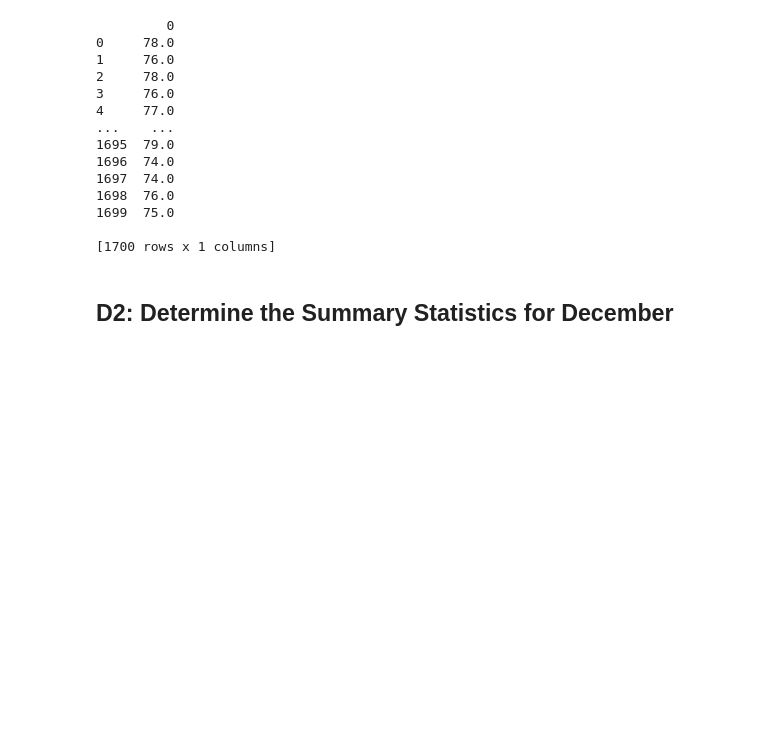
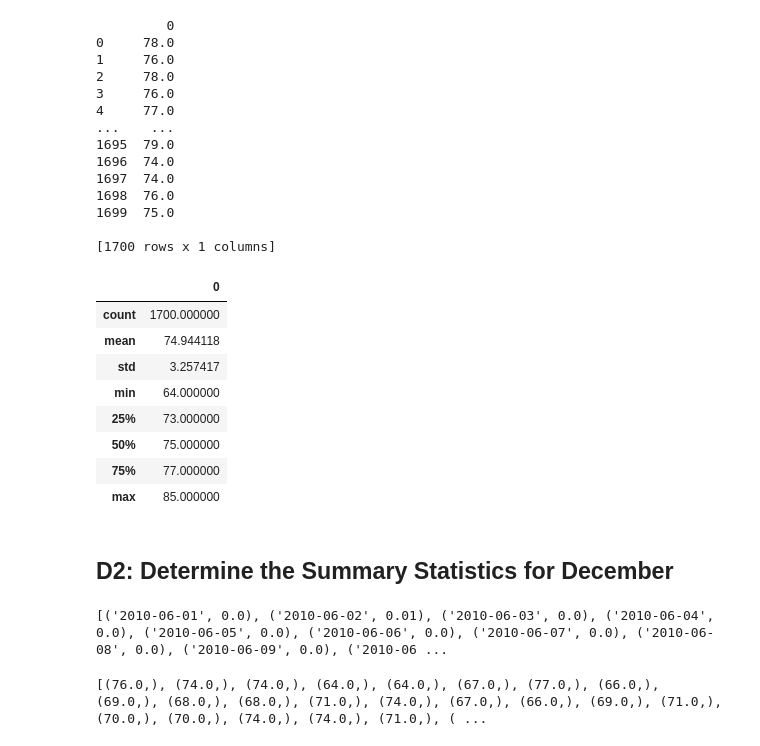
Before and after one commit to luhlna/surfs_up, a Jupyter notebook: SurfsUp_Challenge.ipynb, the cells around one changed output. Saved outputs shown, nothing was run; the diff lists cells and outputs as text; code cells hidden in the pictures; blank space fills up the shorter version.

Commit message:
Deliverable 2: Determine the Summary Statistics for December

```diff
--- a/SurfsUp_Challenge.ipynb
+++ b/SurfsUp_Challenge.ipynb
@@ -67,11 +67,31 @@ print(june_temp_df)
 [1700 rows x 1 columns]
 # %%
 # 5. Calculate and print out the summary statistics for the June temperature DataFrame.
+june_temp_df.describe()
+# %% [output]
+|  | 0 |
+| count | 1700.000000 |
+| mean | 74.944118 |
+| std | 3.257417 |
+| min | 64.000000 |
+| 25% | 73.000000 |
+| 50% | 75.000000 |
+| 75% | 77.000000 |
+| max | 85.000000 |
 # %% [markdown]
 ## D2: Determine the Summary Statistics for December
 # %%
 # 6. Write a query that filters the Measurement table to retrieve the temperatures for the month of December.
+december_results = []
+december_results = session.query(Measurement.date, Measurement.prcp).filter(extract('month', Measurement.date)== 12).all()
+print(june_results)
+# %% [output]
+[('2010-06-01', 0.0), ('2010-06-02', 0.01), ('2010-06-03', 0.0), ('2010-06-04', 0.0), ('2010-06-05', 0.0), ('2010-06-06', 0.0), ('2010-06-07', 0.0), ('2010-06-08', 0.0), ('2010-06-09', 0.0), ('2010-06 ...
 # %%
 # 7. Convert the December temperatures to a list.
+december_temp = session.query(Measurement.tobs).filter(extract('month',Measurement.date)==12).all()
+print(december_temp)
+# %% [output]
+[(76.0,), (74.0,), (74.0,), (64.0,), (64.0,), (67.0,), (77.0,), (66.0,), (69.0,), (68.0,), (68.0,), (71.0,), (74.0,), (67.0,), (66.0,), (69.0,), (71.0,), (70.0,), (70.0,), (74.0,), (74.0,), (71.0,), ( ...
 # %%
 # 8. Create a DataFrame from the list of temperatures for the month of December.
```
Also changed, not shown: parts of 2 cells of this notebook.
